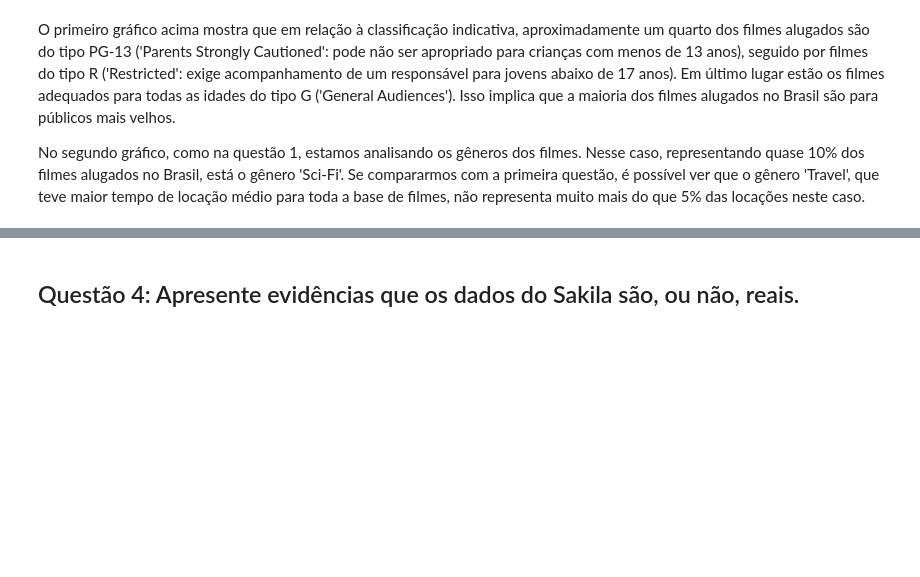
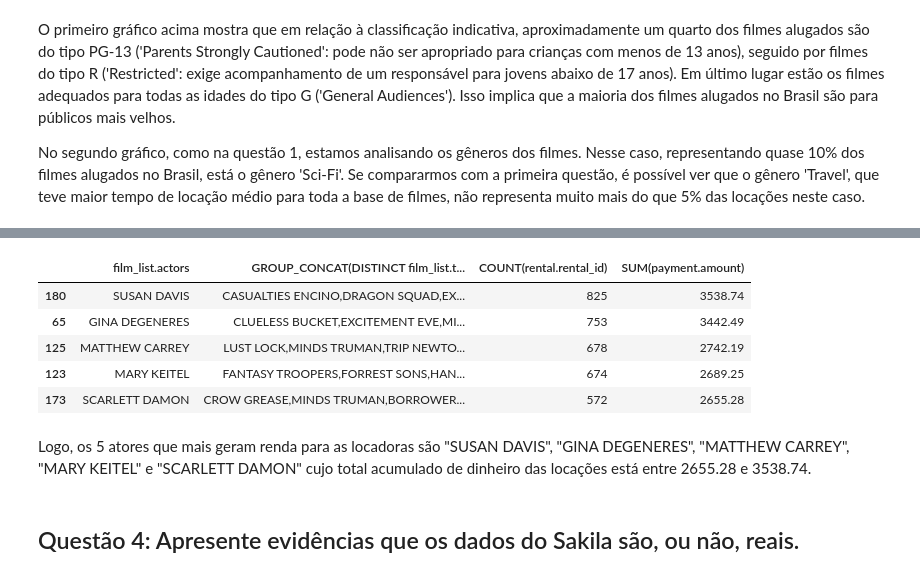
Before and after one commit to iblucher/MAC0459, a Jupyter notebook: Sakila.ipynb, the cells around one changed output, grey strips where cells are left out. Cells and saved outputs as stored; diff of their text form; code cells hidden in the pictures; blank space fills up the shorter version.

```diff
--- a/Sakila.ipynb
+++ b/Sakila.ipynb
@@ -161,2 +197,15 @@ No segundo gráfico, como na questão 1, estamos analisando os gêneros dos film
+# %%
+ordered_actors = q3.sort_values(by = 'SUM(payment.amount)', ascending = False)
+# %%
+ordered_actors.head()
+# %% [output]
+|  | film_list.actors | GROUP_CONCAT(DISTINCT film_list.t... | COUNT(rental.rental_id) | SUM(payment.amount) |
+| 180 | SUSAN DAVIS | CASUALTIES ENCINO,DRAGON SQUAD,EX... | 825 | 3538.74 |
+| 65 | GINA DEGENERES | CLUELESS BUCKET,EXCITEMENT EVE,MI... | 753 | 3442.49 |
+| 125 | MATTHEW CARREY | LUST LOCK,MINDS TRUMAN,TRIP NEWTO... | 678 | 2742.19 |
+| 123 | MARY KEITEL | FANTASY TROOPERS,FORREST SONS,HAN... | 674 | 2689.25 |
+| 173 | SCARLETT DAMON | CROW GREASE,MINDS TRUMAN,BORROWER... | 572 | 2655.28 |
+# %% [markdown]
+Logo, os 5 atores que mais geram renda para as locadoras são "SUSAN DAVIS", "GINA DEGENERES", "MATTHEW CARREY", "MARY KEITEL" e "SCARLETT DAMON" cujo total acumulado de dinheiro das locações está entre 2655.28 e 3538.74.
 # %% [markdown]
 ## Questão 4: Apresente evidências que os dados do Sakila são, ou não, reais.
```
Also changed, not shown: parts of 6 cells of this notebook.
